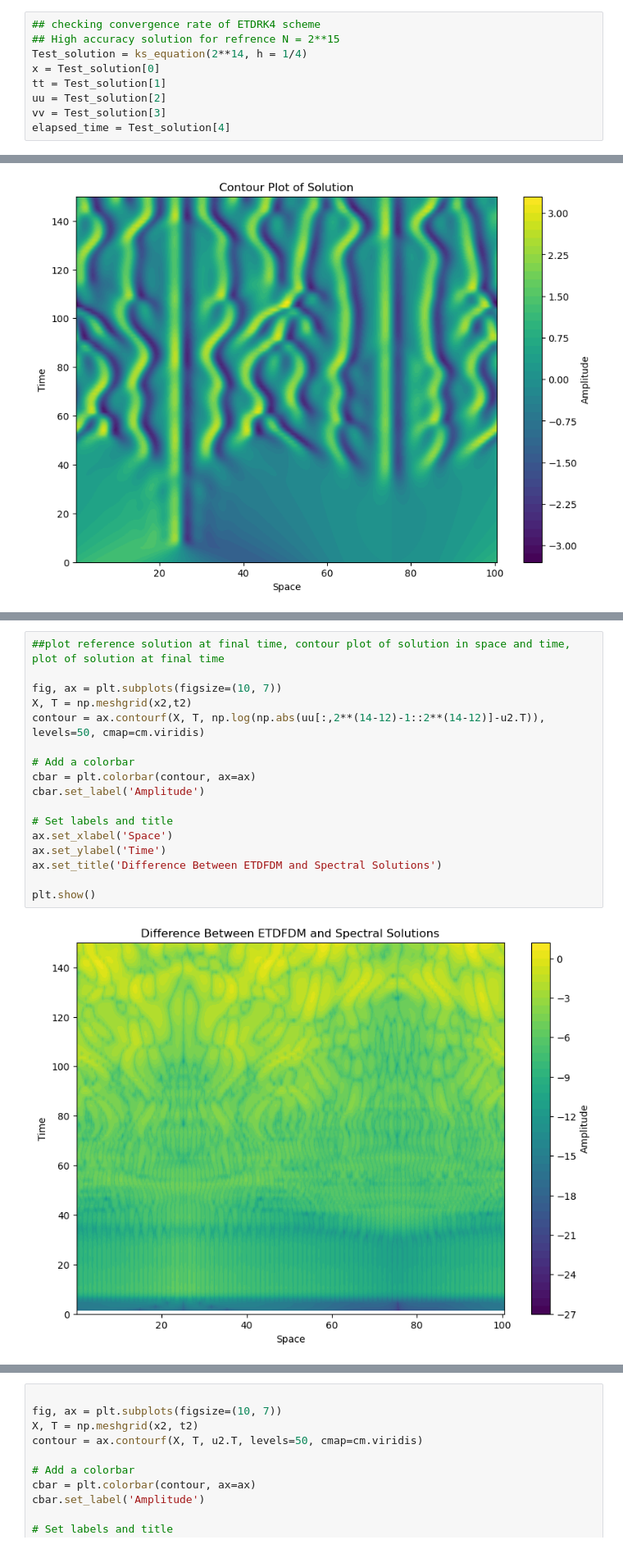
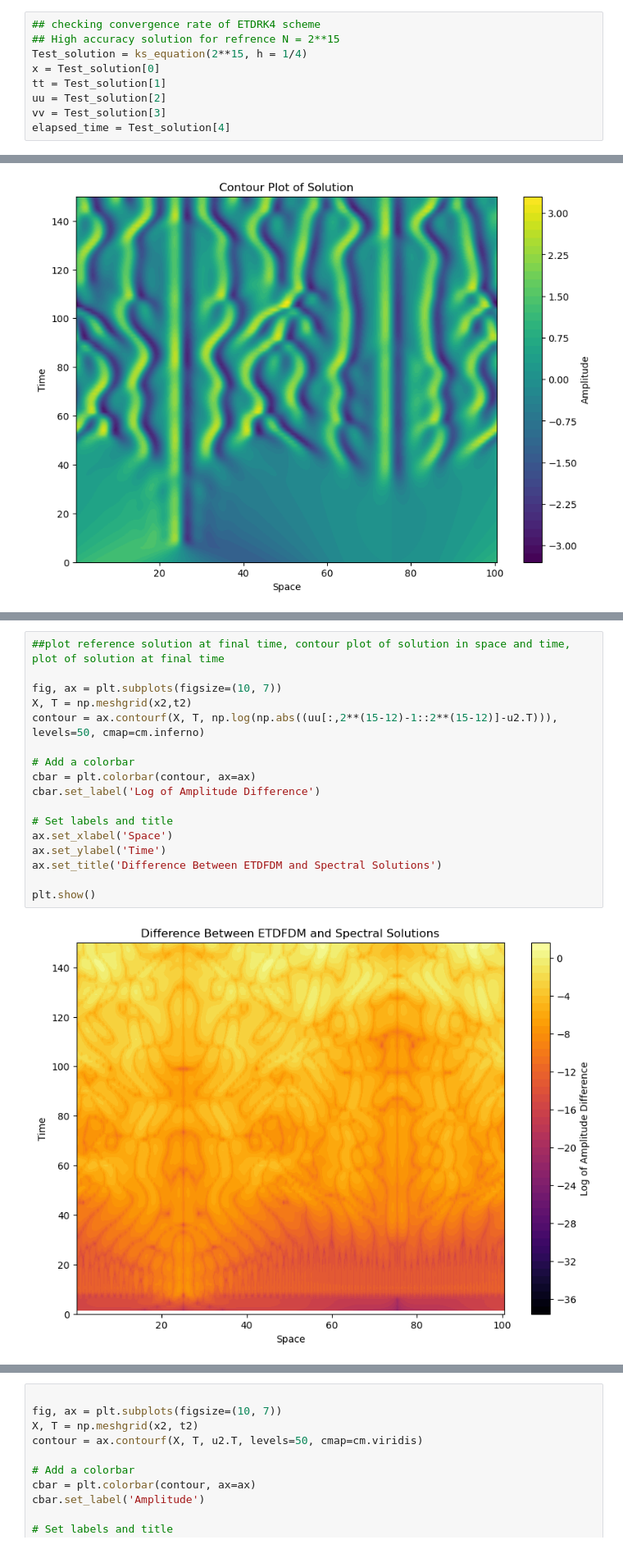
Before and after one commit to Gaffeyh/Research_Project, a Jupyter notebook: ETD_FDM/Comparison_KS.ipynb, the cells around one changed output, grey strips where cells are left out. Shown at 82% size. Saved outputs shown, nothing was run; the diff lists cells and outputs as text.

```diff
--- a/ETD_FDM/Comparison_KS.ipynb
+++ b/ETD_FDM/Comparison_KS.ipynb
@@ -346,7 +641,7 @@ uu.shape
 # %%
 ## checking convergence rate of ETDRK4 scheme
 ## High accuracy solution for refrence N = 2**15
-Test_solution = ks_equation(2**14, h = 1/4)
+Test_solution = ks_equation(2**15, h = 1/4)
 x = Test_solution[0]
 tt = Test_solution[1]
 uu = Test_solution[2]
@@ -433,19 +755,19 @@ plt.show()
 # %%
 ##plot reference solution at final time, contour plot of solution in space and time, plot of solution at final time
 
 fig, ax = plt.subplots(figsize=(10, 7))
 X, T = np.meshgrid(x2,t2)
-contour = ax.contourf(X, T, np.log(np.abs(uu[:,2**(14-12)-1::2**(14-12)]-u2.T)), levels=50, cmap=cm.viridis)
+contour = ax.contourf(X, T, np.log(np.abs((uu[:,2**(15-12)-1::2**(15-12)]-u2.T))), levels=50, cmap=cm.inferno)
 
 # Add a colorbar
 cbar = plt.colorbar(contour, ax=ax)
-cbar.set_label('Amplitude')
+cbar.set_label('Log of Amplitude Difference')
 
 # Set labels and title
 ax.set_xlabel('Space')
 ax.set_ylabel('Time')
 ax.set_title('Difference Between ETDFDM and Spectral Solutions')
 
 plt.show()
 # %% [output]
-[figure, old version]
+[figure, new version]
```
Also changed, not shown: parts of 26 cells of this notebook, 10 other files.
